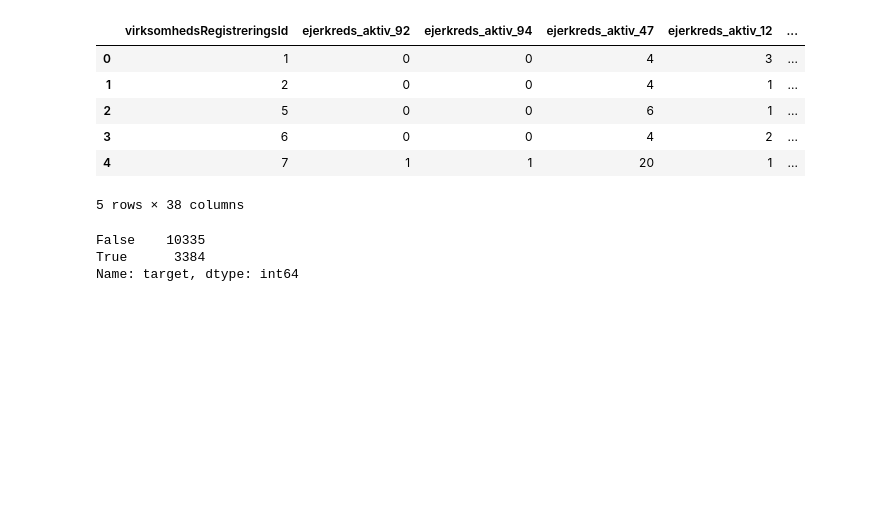
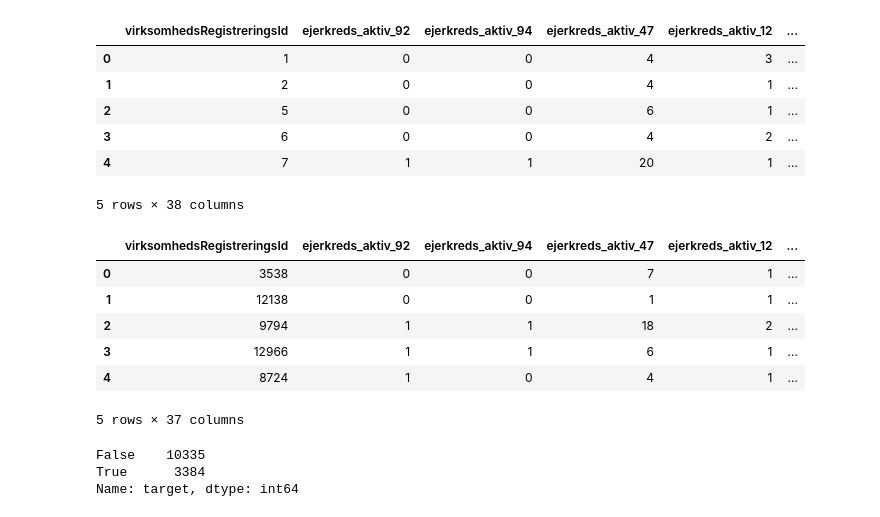
Before and after one commit to data-analysis-1117/aidan_stuff, a Jupyter notebook: notebooks/base predicting.ipynb, the cells around one changed output. Cells and saved outputs as stored; diff of their text form; code cells hidden in the pictures; blank space fills up the shorter version.

```diff
--- a/notebooks/base predicting.ipynb
+++ b/notebooks/base predicting.ipynb
@@ -60,7 +71,7 @@ training.head(5)
 5 rows × 38 columns
 # %%
 import random
-# need to replace nan values
+# need to replace nan values in both training and holdout datasets
 
 # if values are binary, replace them randomly with 0 or 1 with more likelihood based on the mean
 
@@ -81,10 +92,10 @@ for (columnName, columnData) in training.iteritems():
 
     #print(unique_values)
 
-    # if no nan in column do nothing
+    # if nan is not in the column do nothing
     if "nan" in unique_values:
 
-        # if it is a binary column (there is only 1 in this case)
+        # if it is a binary column with nan (there is only 1 in this case)
         if len(unique_values) == 3:
             print(unique_values)
 
@@ -125,6 +136,21 @@ for (columnName, columnData) in training.iteritems():
             training.drop(columnName, axis=1, inplace=True)
             training[columnName] = new_values
 
+            # doing the same to holdout
+            new_values = list()
+            for idx, row in holdout.iterrows():
+                value = str(row[columnName])
+
+                if value == "0.0":
+                    new_values.append(value)
+                elif value == "1.0":
+                    new_values.append(value)
+                elif value == "nan":
+                    # pick randomly from list
+                    new_values.append(random.choice(distribution))
+            holdout.drop(columnName, axis=1, inplace=True)
+            holdout[columnName] = new_values
+
         # if values are categorical
         elif columnName in confirmed_categorical_list:
             to_pick_from = []
@@ -144,6 +170,17 @@ for (columnName, columnData) in training.iteritems():
             # deleting old column and replacing with new
             training.drop(columnName, axis=1, inplace=True)
             training[columnName] = new_list
+
+            new_list = []
+            for idx, row in holdout.iterrows():
+                value = str(row[columnName])
+                if value == 'nan':
+                    new_list.append(random.choice(to_pick_from))
+                else:
+                    new_list.append(value)
+
+            holdout.drop(columnName, axis=1, inplace=True)
+            holdout[columnName] = new_list
 
         # else the column is continuous, so take the mean and add it
         else:
@@ -166,6 +203,17 @@ for (columnName, columnData) in training.iteritems():
             # deleting old column and replacing with new
             training.drop(columnName, axis=1, inplace=True)
             training[columnName] = new_list
+
+            new_list = []
+            for idx, row in holdout.iterrows():
+                value = str(row[columnName])
+                if value == 'nan':
+                    new_list.append(mean)
+                else:
+                    new_list.append(value)
+
+            holdout.drop(columnName, axis=1, inplace=True)
+            holdout[columnName] = new_list
 # %% [output]
 ['0.0', 'nan', '1.0']
 # %%
@@ -178,6 +226,16 @@ training.head()
 | 3 | 6 | 0 | 0 | 4 | 2 | ... |
 | 4 | 7 | 1 | 1 | 20 | 1 | ... |
 5 rows × 38 columns
+# %%
+holdout.head()
+# %% [output]
+|  | virksomhedsRegistreringsId | ejerkreds_aktiv_92 | ejerkreds_aktiv_94 | ejerkreds_aktiv_47 | ejerkreds_aktiv_12 | ... |
+| 0 | 3538 | 0 | 0 | 7 | 1 | ... |
+| 1 | 12138 | 0 | 0 | 1 | 1 | ... |
+| 2 | 9794 | 1 | 1 | 18 | 2 | ... |
+| 3 | 12966 | 1 | 1 | 6 | 1 | ... |
+| 4 | 8724 | 1 | 0 | 4 | 1 | ... |
+5 rows × 37 columns
 # %%
 training['target'].value_counts()
 # %% [output]
```
Also changed, not shown: parts of 10 cells of this notebook, 3 other files.
